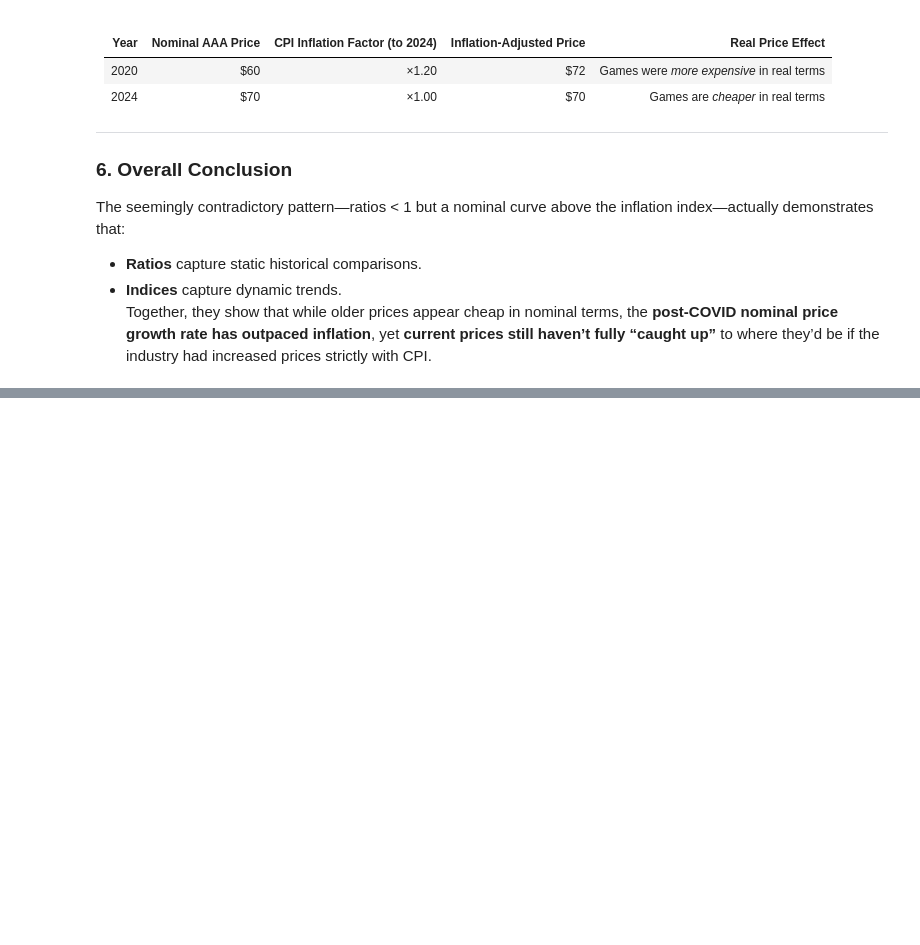
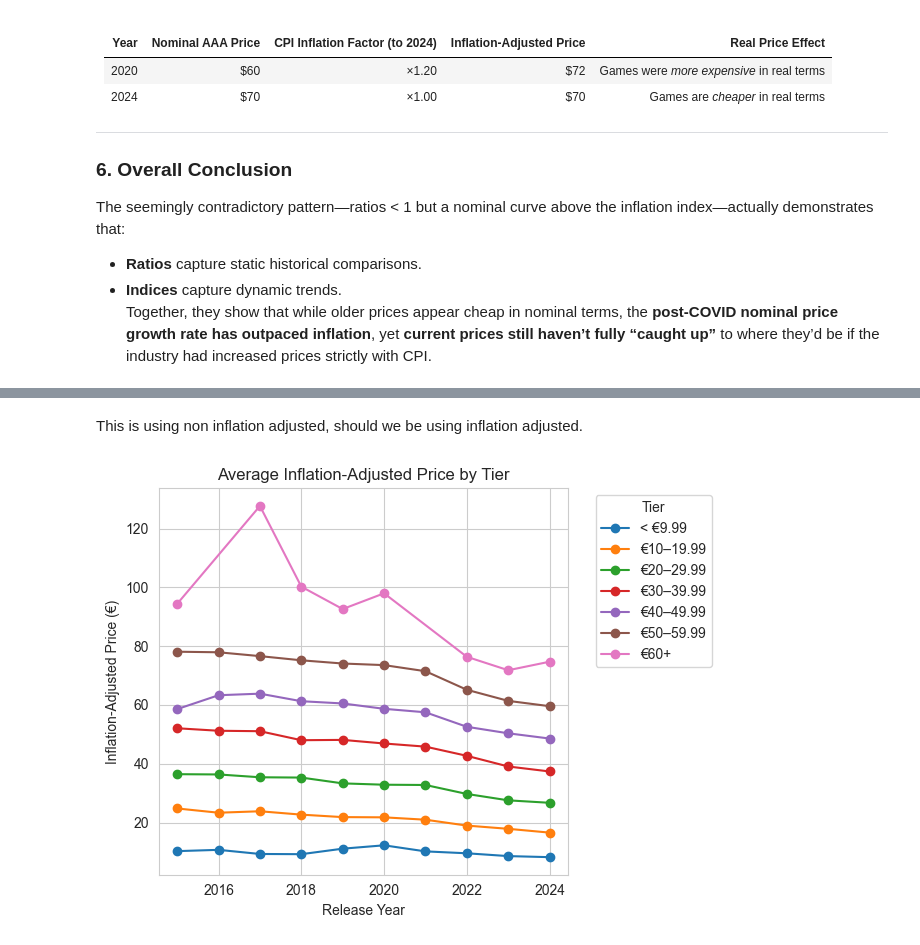
Before and after one commit to jbenigeri/Video-Game-Price-Analysis, a Jupyter notebook: src/explore_steam_data.ipynb, the cells around one changed output, grey strips where cells are left out. Saved outputs shown, nothing was run; the diff lists cells and outputs as text; code cells hidden in the pictures; blank space fills up the shorter version.

```diff
--- a/src/explore_steam_data.ipynb
+++ b/src/explore_steam_data.ipynb
@@ -868,0 +921,16 @@ Together, they show that while older prices appear cheap in nominal terms, the *
+# %% [markdown]
+This is using non inflation adjusted, should we be using inflation adjusted.
+# %%
+# B) Tier-level inflation-adjusted trend (mean per tier per year)
+for tier in psych_labels:
+    sub = tier_summary[tier_summary["price_tier"] == tier]
+    if not sub.empty:
+        plt.plot(sub["Release Year"], sub["mean_adjusted"], marker="o", label=str(tier))
+plt.title("Average Inflation-Adjusted Price by Tier")
+plt.xlabel("Release Year")
+plt.ylabel("Inflation-Adjusted Price (€)")
+plt.legend(title="Tier", bbox_to_anchor=(1.05, 1))
+plt.tight_layout()
+plt.show()
+# %% [output]
+[figure, added]
```
Also changed, not shown: parts of 11 cells of this notebook, 1 other file.
